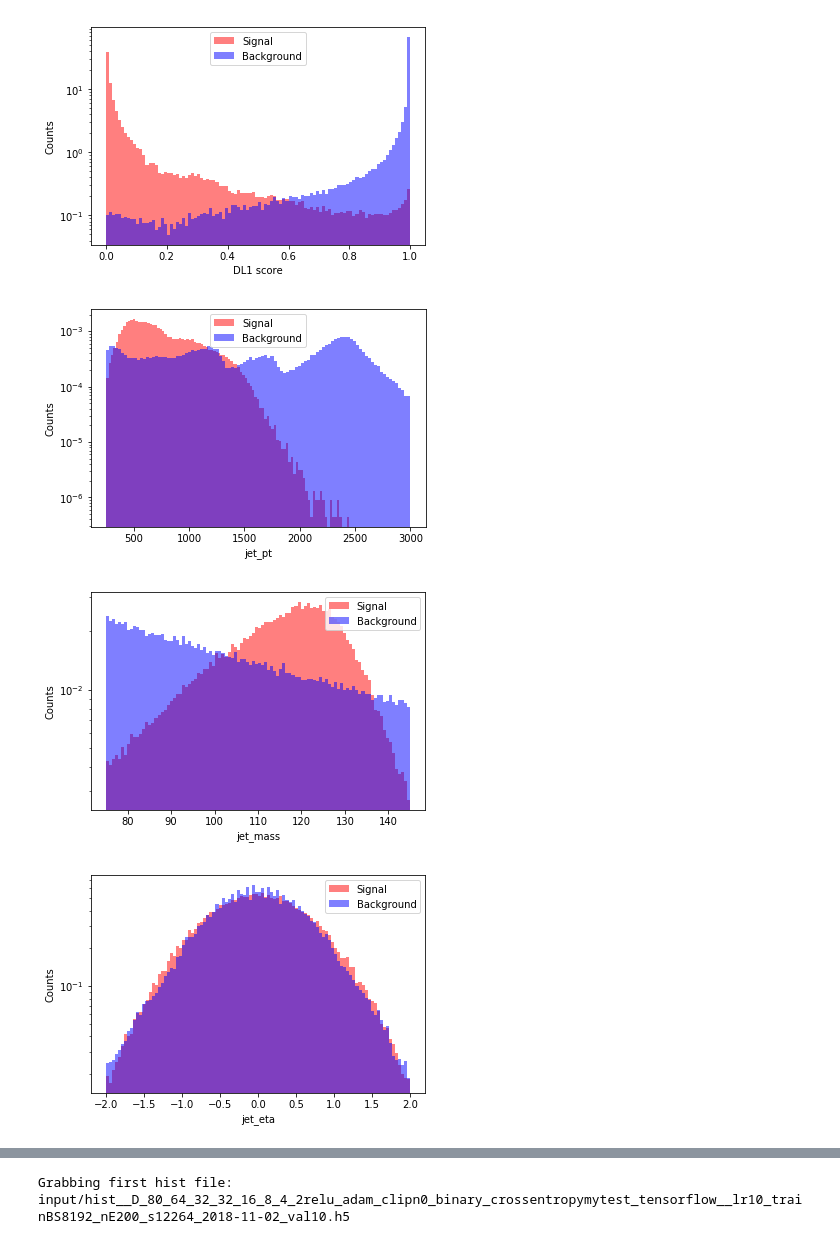
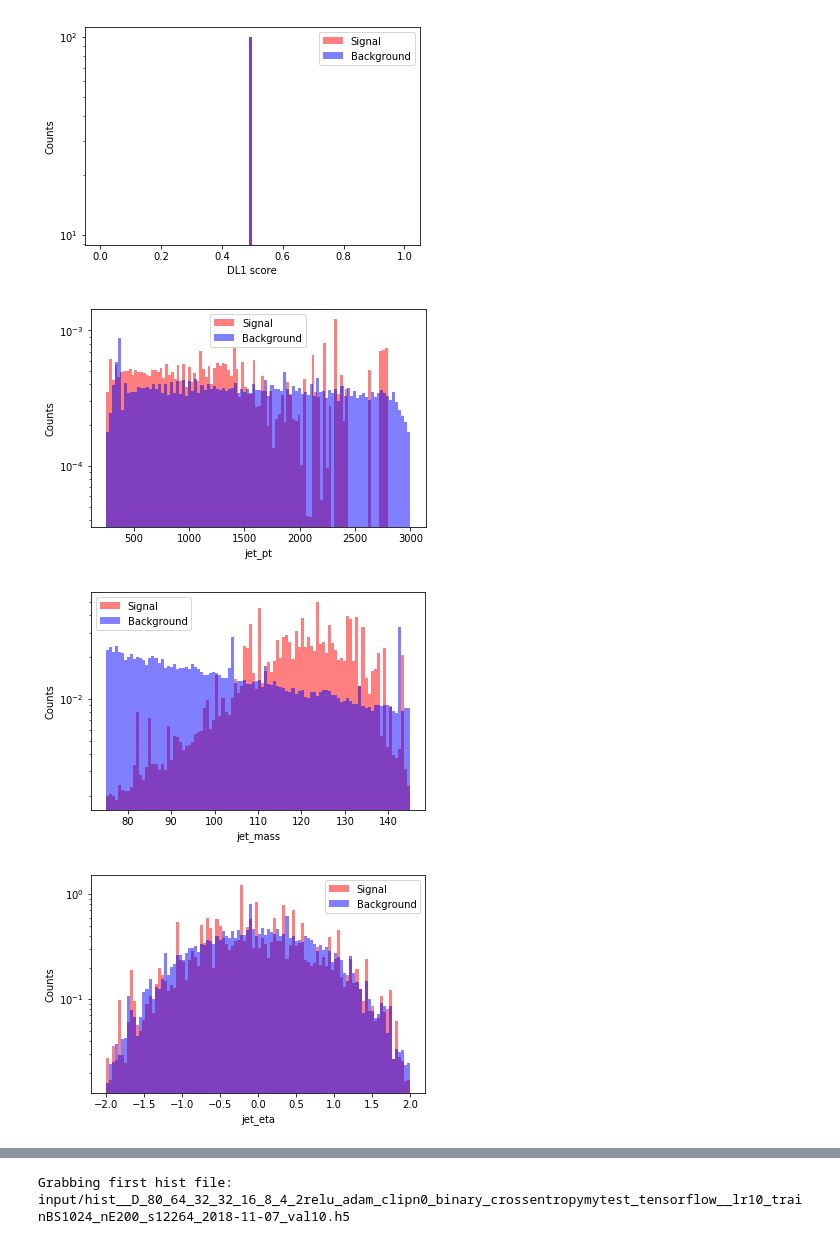
Before and after one commit to asogaard/xbbtagger, a Jupyter notebook: Notebooks/double-b.ipynb, the cells around one changed output, grey strips where cells are left out. Saved outputs shown, nothing was run; the diff lists cells and outputs as text; code cells hidden in the pictures.

```diff
--- a/Notebooks/double-b.ipynb
+++ b/Notebooks/double-b.ipynb
@@ -13,7 +13,7 @@ from pandas import read_hdf
 from pandas_ml import ConfusionMatrix
 # %%
 # Get input file
-input_files = glob.glob('input/Keras*tensorflow*.h5')
+input_files = glob.glob('input/Keras*tensorflow*11-07*.h5')
 assert len(input_files) > 0, \
     "No input files found."
 print "Grabbing first input file:",
@@ -25,8 +25,8 @@ Grabbing first input file: input/Keras_output__D_80_64_32_32_16_8_4_2relu_adam_c
 with h5py.File(input_file, 'r') as f:
 
     X      = f['X']     [:]
-    Y      = f['Y']     [:,1]
-    Y_pred = f['Y_pred'][:,1]
+    Y      = f['Y']     [:]
+    Y_pred = f['Y_pred'][:]
 
     print "X     .shape:", X     .shape
     print "Y     .shape:", Y     .shape
@@ -53,5 +50,5 @@ classes .shape: (354747,)
 # %%
-df0 = pd.DataFrame({"weight":  W_test,   # W_test
+df0 = pd.DataFrame({"weight":  W_train,   # W_test
                     "Y_pred":  Y_pred.ravel(),
                     "Y":       Y.ravel(),
                     "classes": classes.ravel(),
@@ -62,5 +59,16 @@ df0 = pd.DataFrame({"weight":  W_test,   # W_test
                     "jet_eta":      jet_eta.ravel(),
                    })
 
+# Filter outliers
+print "Weight: Min / 0.1% / Mean / 99.9% / Max: {} / {} / {} / {} / {}".format(
+    df0['weight'].min(),
+    np.percentile(df0['weight'],  0.1),
+    df0['weight'].mean(),
+    np.percentile(df0['weight'], 99.9),
+    df0['weight'].max(),
+)
+df0['outlier'] = df0['weight'] > 100.
+
+# Add single- and double-b-taggin info
 df0['single_b_mv2c'] = df0[['mv2c_Lead', 'mv2c_SubLead']].max(axis=1)
 df0['double_b_mv2c'] = df0[['mv2c_Lead', 'mv2c_SubLead']].min(axis=1)
@@ -90,45 +180,43 @@ __all__    107933  246814   354747
 # %%
 def plot_distribution (df, var, name=None, bins=None):
 
-    msk_sig     = (df['Y'] == 0)
-    msk_outlier = (df['weight'] > 1000000.)
+    msk_sig = (df['Y'] == 1)
 
     fig, ax = plt.subplots(figsize=(6,4))
-    plt.hist(df.loc[ msk_sig & ~msk_outlier, var], weights=df.loc[ msk_sig & ~msk_outlier, 'weight'], bins=bins, alpha=0.5, color='red',  label='Signal',     density=1.)
-    plt.hist(df.loc[~msk_sig & ~msk_outlier, var], weights=df.loc[~msk_sig & ~msk_outlier, 'weight'], bins=bins, alpha=0.5, color='blue', label='Background', density=1.)
+    plt.hist(df.loc[ msk_sig, var], weights=df.loc[ msk_sig, 'weight'], bins=bins, alpha=0.5, color='red',  label='Signal',     density=1.)
+    plt.hist(df.loc[~msk_sig, var], weights=df.loc[~msk_sig, 'weight'], bins=bins, alpha=0.5, color='blue', label='Background', density=1.)
     plt.xlabel(name or var)
     plt.ylabel('Counts')
     plt.yscale('log')
     plt.legend()
     return
 
 def plot_stack (df, vars, bins=None):
 
     N = len(vars)
-    msk_sig     = (df['Y'] == 0)
-    msk_outlier = (df['weight'] > 100.)
+    msk_sig = (df['Y'] == 1)
 
     fig, axes = plt.subplots(len(vars), figsize=(6, 3 * N), sharex=True)
     for ix, (var, ax) in enumerate(zip(vars, axes)):
-        ax.hist(df.loc[ msk_sig & ~msk_outlier, var], weights=df.loc[ msk_sig & ~msk_outlier, 'weight'], bins=bins, alpha=0.5, color='red',  label='Signal',     density=1.)
-        ax.hist(df.loc[~msk_sig & ~msk_outlier, var], weights=df.loc[~msk_sig & ~msk_outlier, 'weight'], bins=bins, alpha=0.5, color='blue', label='Background', density=1.)
+        ax.hist(df.loc[ msk_sig, var], weights=df.loc[ msk_sig, 'weight'], bins=bins, alpha=0.5, color='red',  label='Signal',     density=1.)
+        ax.hist(df.loc[~msk_sig, var], weights=df.loc[~msk_sig, 'weight'], bins=bins, alpha=0.5, color='blue', label='Background', density=1.)
         ax.set_ylabel('Counts')
         ax.legend(title=var)
         pass
     return
 
 # Plot tagger distribution
 bins = np.linspace(0, 1, 100 + 1, endpoint=True)
 plot_distribution(df0, 'Y_pred', 'DL1 score', bins)
 plot_distribution(df0, 'jet_pt',   bins=100)
 plot_distribution(df0, 'jet_mass', bins=100)
 plot_distribution(df0, 'jet_eta',  bins=100)
 
 plot_stack(df0, ['mv2c_Lead', 'mv2c_SubLead'], bins=100)
 
 plot_stack(df0, ['single_b_mv2c', 'double_b_mv2c'], bins=100)
 # %% [output]
-[figure, old version]
+[figure, new version]
-[figure, old version]
+[figure, new version]
-[figure, old version]
+[figure, new version]
-[figure, old version]
+[figure, new version]
@@ -137,13 +225,13 @@ plot_stack(df0, ['single_b_mv2c', 'double_b_mv2c'], bins=100)
 # %%
 # Get hist file
-hist_files = glob.glob('input/hist*tensorflow*.h5')
+hist_files = glob.glob('input/hist*tensorflow*11-07*.h5')
 assert len(hist_files) > 0, \
     "No hist files found."
 print "Grabbing first hist file:",
 hist_file = hist_files[0]
 print hist_file
 # %% [output]
-Grabbing first hist file: input/hist__D_80_64_32_32_16_8_4_2relu_adam_clipn0_binary_crossentropymytest_tensorflow__lr10_trainBS8192_nE200_s12264_2018-11-02_val10.h5
+Grabbing first hist file: input/hist__D_80_64_32_32_16_8_4_2relu_adam_clipn0_binary_crossentropymytest_tensorflow__lr10_trainBS1024_nE200_s12264_2018-11-07_val10.h5
 # %%
 # Load history from file
 history = pd.read_hdf(hist_file, key='history')
```
Also changed, not shown: parts of 10 cells of this notebook.
